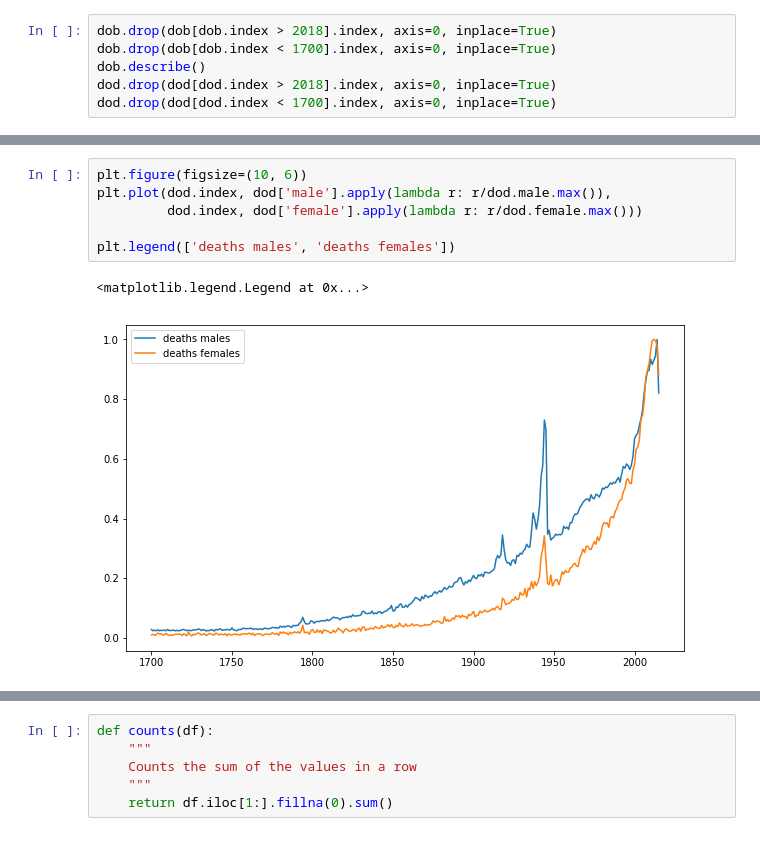
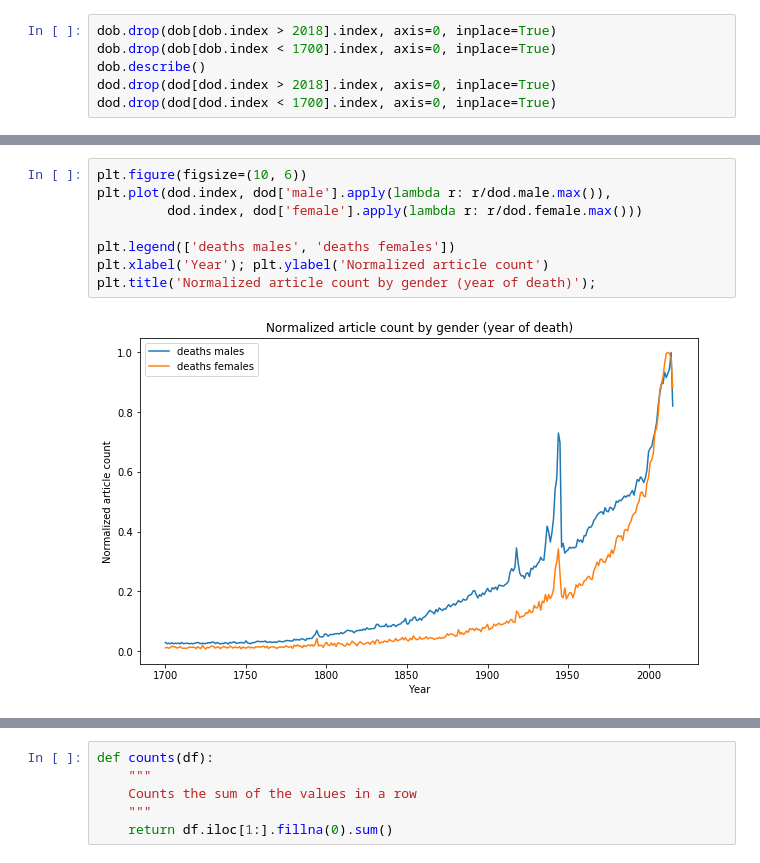
Before and after one commit to emilebourban/ADA-Project, a Jupyter notebook: project.ipynb, the cells around one changed output, grey strips where cells are left out. Drawn from its saved outputs; the diff is of its cells as text.

```diff
--- a/project.ipynb
+++ b/project.ipynb
@@ -101,9 +105,10 @@ plt.legend(['births males', 'births females'])
 # %%
 plt.figure(figsize=(10, 6))
 plt.plot(dod.index, dod['male'].apply(lambda r: r/dod.male.max()),
          dod.index, dod['female'].apply(lambda r: r/dod.female.max()))
 
 plt.legend(['deaths males', 'deaths females'])
+plt.xlabel('Year'); plt.ylabel('Normalized article count')
+plt.title('Normalized article count by gender (year of death)');
 # %% [output]
-<matplotlib.legend.Legend at 0x...>
-[figure, old version]
+[figure, new version]
```
Also changed, not shown: parts of 30 cells of this notebook, 1 other file.
